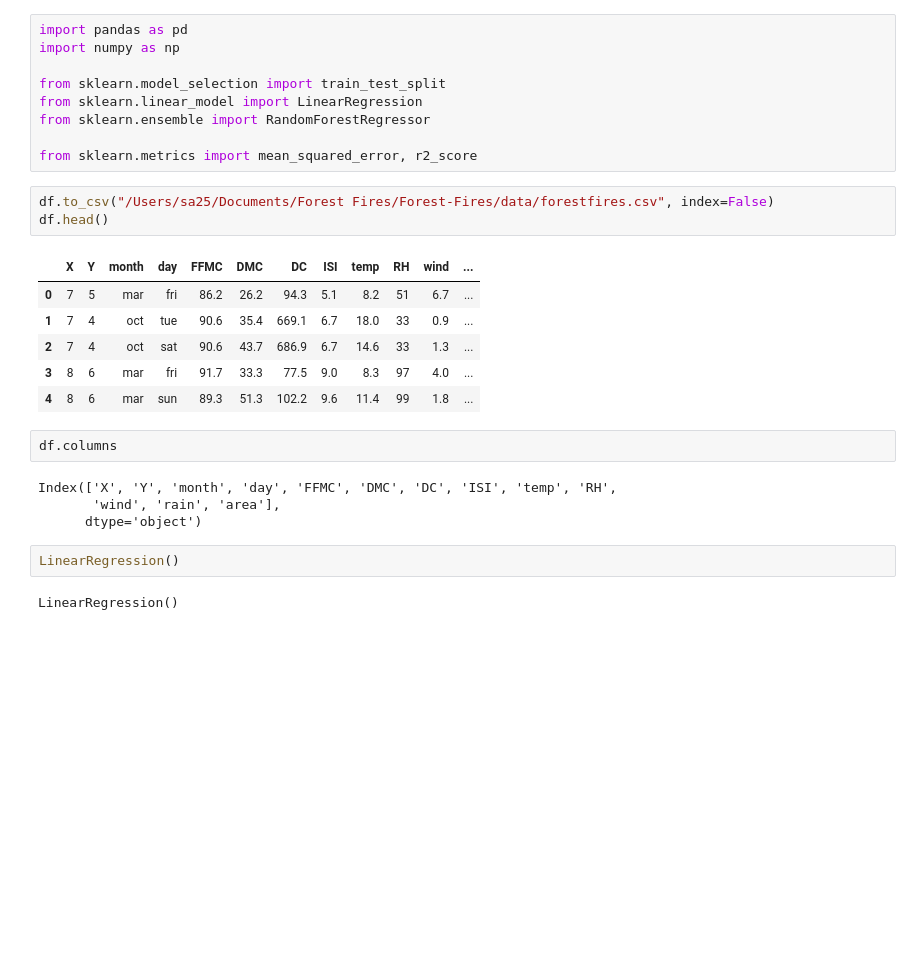
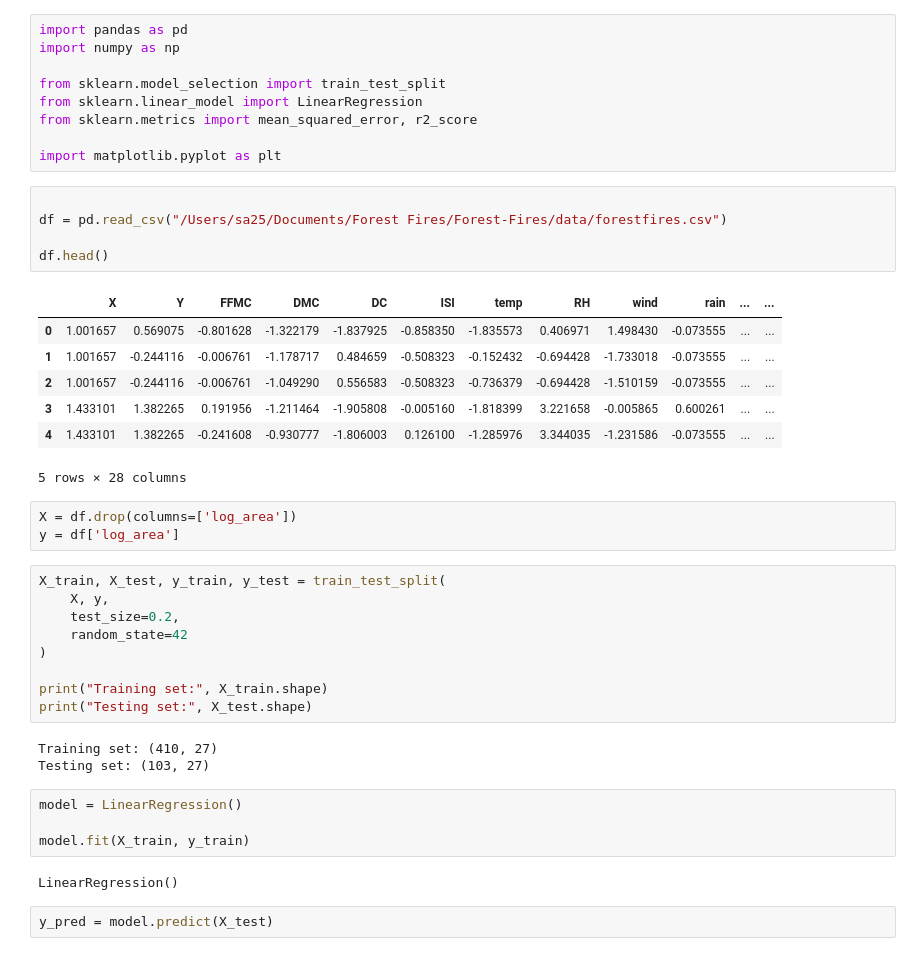
Before and after one commit to Mchalen21/Forest-Fires, a Jupyter notebook: notebooks/Model.ipynb, the cells around one changed output. Drawn from its saved outputs; the diff is of its cells as text; blank space fills up the shorter version.

```diff
--- a/notebooks/Model.ipynb
+++ b/notebooks/Model.ipynb
@@ -15,26 +10,42 @@ import numpy as np
 
 from sklearn.model_selection import train_test_split
 from sklearn.linear_model import LinearRegression
-from sklearn.ensemble import RandomForestRegressor
+from sklearn.metrics import mean_squared_error, r2_score
 
-from sklearn.metrics import mean_squared_error, r2_score
+import matplotlib.pyplot as plt
 # %%
-df.to_csv("/Users/sa25/Documents/Forest Fires/Forest-Fires/data/forestfires.csv", index=False)
+
+df = pd.read_csv("/Users/sa25/Documents/Forest Fires/Forest-Fires/data/forestfires.csv")
+
 df.head()
 # %% [output]
-|  | X | Y | month | day | FFMC | DMC | DC | ISI | temp | RH | wind | ... |
-| 0 | 7 | 5 | mar | fri | 86.2 | 26.2 | 94.3 | 5.1 | 8.2 | 51 | 6.7 | ... |
-| 1 | 7 | 4 | oct | tue | 90.6 | 35.4 | 669.1 | 6.7 | 18.0 | 33 | 0.9 | ... |
-| 2 | 7 | 4 | oct | sat | 90.6 | 43.7 | 686.9 | 6.7 | 14.6 | 33 | 1.3 | ... |
-| 3 | 8 | 6 | mar | fri | 91.7 | 33.3 | 77.5 | 9.0 | 8.3 | 97 | 4.0 | ... |
-| 4 | 8 | 6 | mar | sun | 89.3 | 51.3 | 102.2 | 9.6 | 11.4 | 99 | 1.8 | ... |
+|  | X | Y | FFMC | DMC | DC | ISI | temp | RH | wind | rain | ... | ... |
+| 0 | 1.001657 | 0.569075 | -0.801628 | -1.322179 | -1.837925 | -0.858350 | -1.835573 | 0.406971 | 1.498430 | -0.073555 | ... | ... |
+| 1 | 1.001657 | -0.244116 | -0.006761 | -1.178717 | 0.484659 | -0.508323 | -0.152432 | -0.694428 | -1.733018 | -0.073555 | ... | ... |
+| 2 | 1.001657 | -0.244116 | -0.006761 | -1.049290 | 0.556583 | -0.508323 | -0.736379 | -0.694428 | -1.510159 | -0.073555 | ... | ... |
+| 3 | 1.433101 | 1.382265 | 0.191956 | -1.211464 | -1.905808 | -0.005160 | -1.818399 | 3.221658 | -0.005865 | 0.600261 | ... | ... |
+| 4 | 1.433101 | 1.382265 | -0.241608 | -0.930777 | -1.806003 | 0.126100 | -1.285976 | 3.344035 | -1.231586 | -0.073555 | ... | ... |
+5 rows × 28 columns
-# %%
-df.columns
-# %% [output]
-Index(['X', 'Y', 'month', 'day', 'FFMC', 'DMC', 'DC', 'ISI', 'temp', 'RH',
-       'wind', 'rain', 'area'],
-      dtype='object')
-# %%
-LinearRegression()
-# %% [output]
-LinearRegression()
+# %%
+X = df.drop(columns=['log_area'])
+y = df['log_area']
+# %%
+X_train, X_test, y_train, y_test = train_test_split(
+    X, y,
+    test_size=0.2,
+    random_state=42
+)
+
+print("Training set:", X_train.shape)
+print("Testing set:", X_test.shape)
+# %% [output]
+Training set: (410, 27)
+Testing set: (103, 27)
+# %%
+model = LinearRegression()
+
+model.fit(X_train, y_train)
+# %% [output]
+LinearRegression()
+# %%
+y_pred = model.predict(X_test)
```
Also changed, not shown: parts of 6 cells of this notebook, 5 other files.
